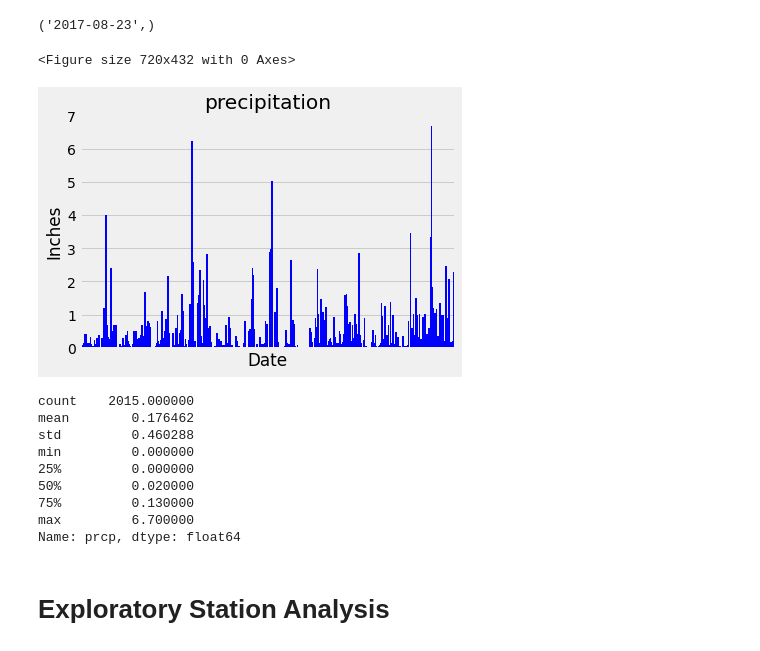
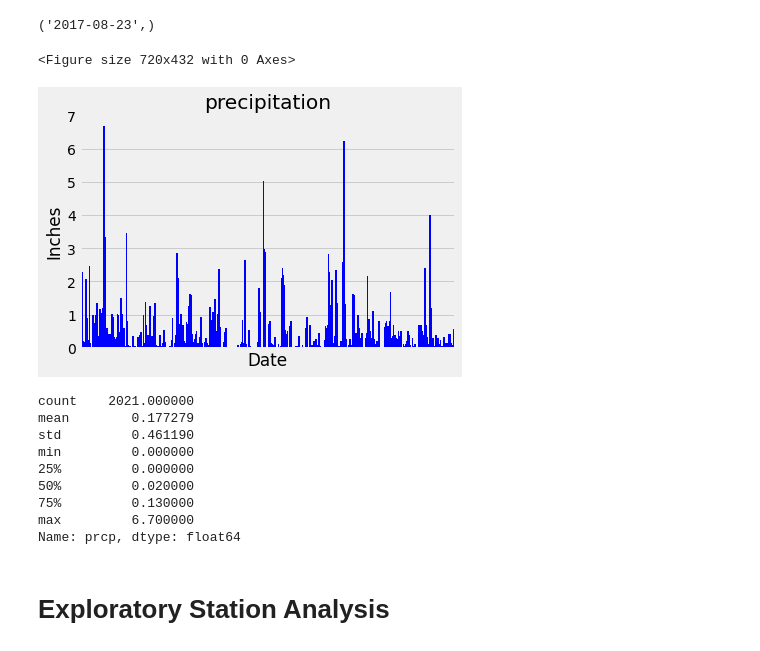
Before and after one commit to brysoncar/sqlalchemy-challenge, a Jupyter notebook: surfsup/homework_code.ipynb, the cells around one changed output. Drawn from its saved outputs; the diff is of its cells as text; code cells hidden in the pictures.

```diff
--- a/surfsup/homework_code.ipynb
+++ b/surfsup/homework_code.ipynb
@@ -61,44 +61,44 @@ date_string = '2017-08-23'
 date_format = '%Y-%m-%d'
 recent_date_date = datetime.strptime(date_string, date_format)
 
 
 # Calculate the date one year from the last date in data set.
-recent_date_minus_one_year_ago = recent_date_date - timedelta(days=365)
+recent_date_minus_one_year_ago = recent_date_date - timedelta(days=366)
 
 # Perform a query to retrieve the data and precipitation scores
 last_years_precipitation = (
     session.query(measure.date, measure.prcp)
     .filter(measure.date >= recent_date_minus_one_year_ago)
     .order_by(measure.date)
     .all()
 )
 
 # Save the query results as a Pandas DataFrame. Explicitly set the column names
 last_years_precipitation_df = pd.DataFrame(last_years_precipitation, columns=['date','prcp'])
 
 # Sort the dataframe by date
-last_years_precipitation_df_sorted = last_years_precipitation_df.sort_values(by='date', ascending=False)
+last_years_precipitation_df_sorted = last_years_precipitation_df.sort_values(by='date', ascending=True)
 
 # Use Pandas Plotting with Matplotlib to plot the data
 
 plt.figure(figsize=(10, 6))
 last_years_precipitation_df_sorted.plot(x='date', y='prcp', kind='bar', width=10, color='blue', legend=False)
 plt.title('precipitation')
 plt.xlabel('Date')
 plt.ylabel('Inches')
 plt.xticks([])
 plt.show()
 # %% [output]
 <Figure size 720x432 with 0 Axes>
-[figure, old version]
+[figure, new version]
 # %%
 # Use Pandas to calculate the summary statistics for the precipitation data
 summary_statistics = last_years_precipitation_df_sorted['prcp'].describe()
 print(summary_statistics)
 # %% [output]
-count    2015.000000
-mean        0.176462
-std         0.460288
+count    2021.000000
+mean        0.177279
+std         0.461190
 min         0.000000
 25%         0.000000
 50%         0.020000
```
